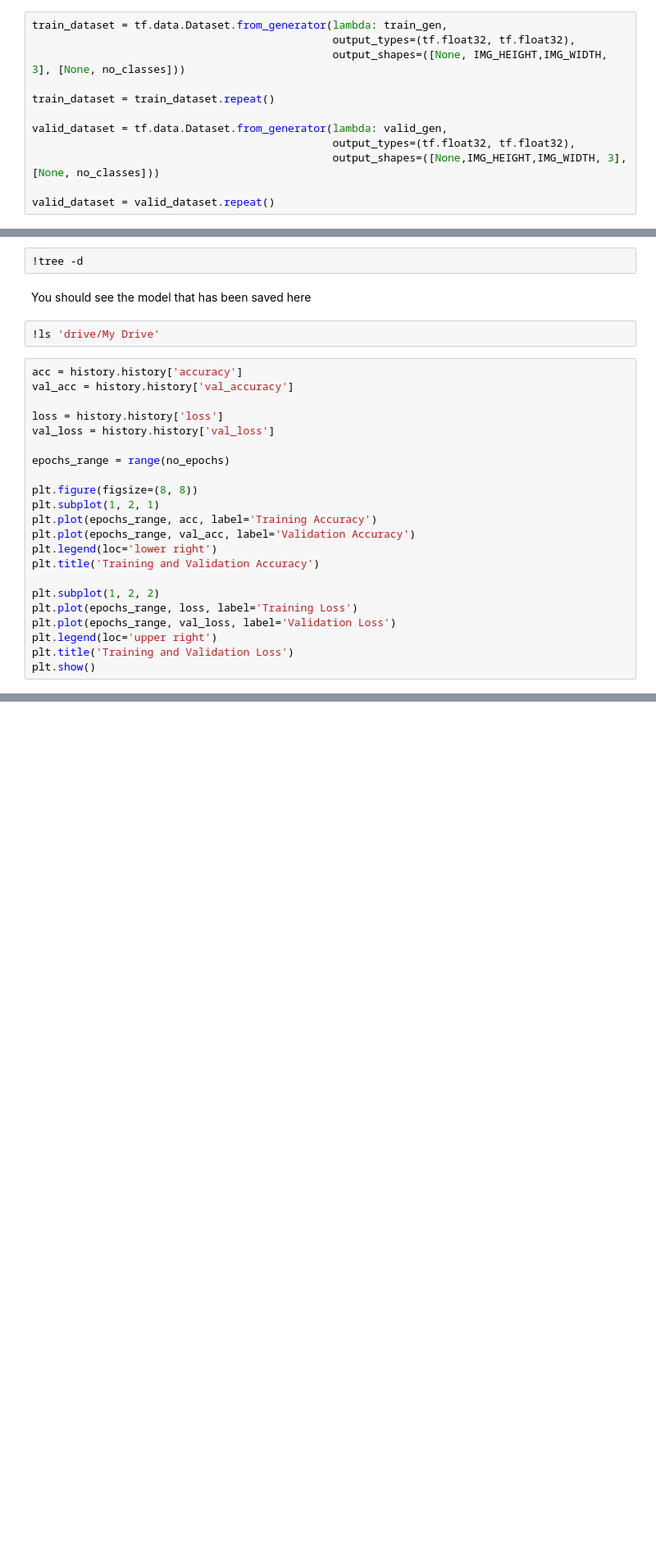
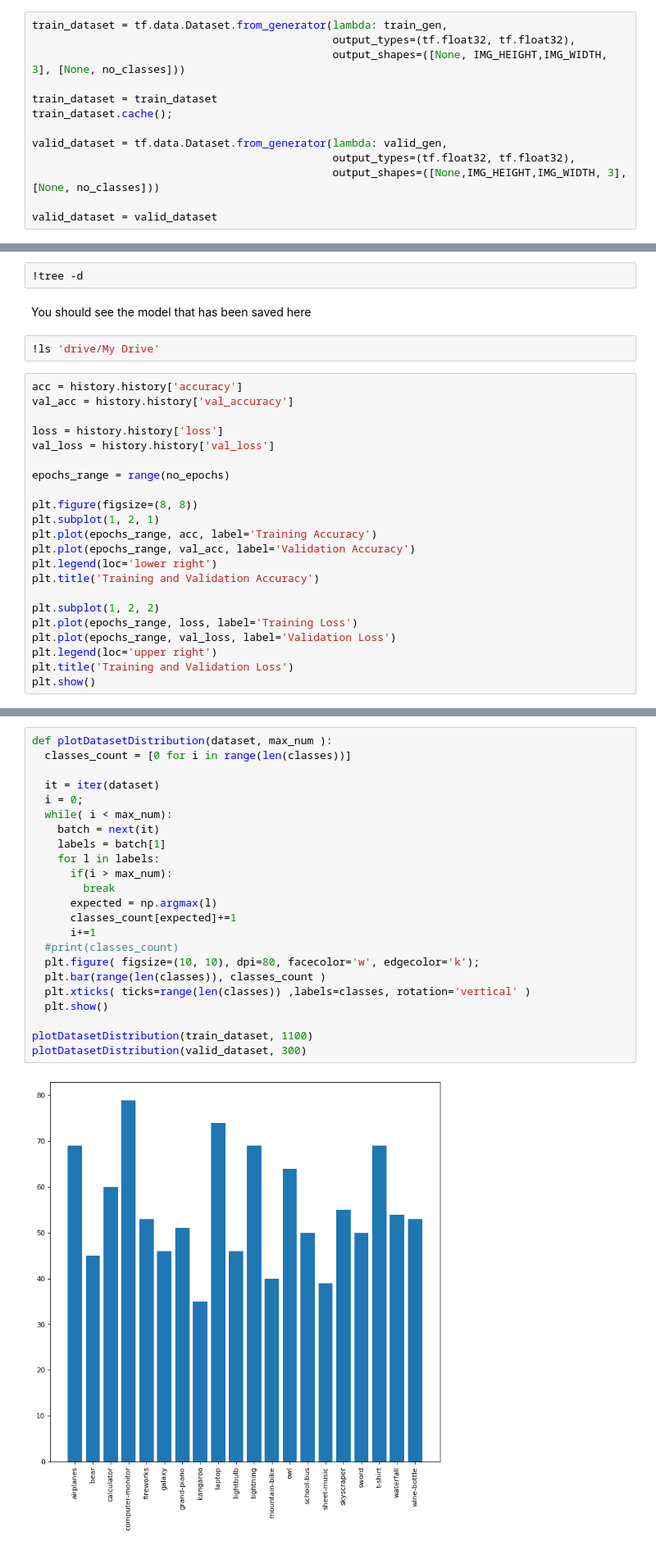
Before and after one commit to mett29/DL-Competition, a Jupyter notebook: image_classification.ipynb, the cells around one changed output, grey strips where cells are left out. Shown: that part at 82% size. Saved outputs shown, nothing was run; the diff lists cells and outputs as text; blank space fills up the shorter version.

```diff
--- a/image_classification.ipynb
+++ b/image_classification.ipynb
@@ -155,13 +139,14 @@ train_dataset = tf.data.Dataset.from_generator(lambda: train_gen,
                                                output_types=(tf.float32, tf.float32),
                                                output_shapes=([None, IMG_HEIGHT,IMG_WIDTH, 3], [None, no_classes]))
 
-train_dataset = train_dataset.repeat()
+train_dataset = train_dataset
+train_dataset.cache();
 
 valid_dataset = tf.data.Dataset.from_generator(lambda: valid_gen,
                                                output_types=(tf.float32, tf.float32),
                                                output_shapes=([None,IMG_HEIGHT,IMG_WIDTH, 3], [None, no_classes]))
 
-valid_dataset = valid_dataset.repeat()
+valid_dataset = valid_dataset
 # %%
 train_gen.class_indices
 # %% [output]
@@ -323,0 +351,25 @@ plt.xlabel("predicted");
+# %%
+def plotDatasetDistribution(dataset, max_num ):
+  classes_count = [0 for i in range(len(classes))]
+
+  it = iter(dataset)
+  i = 0;
+  while( i < max_num):
+    batch = next(it)
+    labels = batch[1]
+    for l in labels:
+      if(i > max_num):
+        break
+      expected = np.argmax(l)
+      classes_count[expected]+=1
+      i+=1
+  #print(classes_count)
+  plt.figure( figsize=(10, 10), dpi=80, facecolor='w', edgecolor='k');
+  plt.bar(range(len(classes)), classes_count )
+  plt.xticks( ticks=range(len(classes)) ,labels=classes, rotation='vertical' )
+  plt.show()
+
+plotDatasetDistribution(train_dataset, 1100)
+plotDatasetDistribution(valid_dataset, 300)
+# %% [output]
+[figure, added]
```
Also changed, not shown: parts of 11 cells of this notebook.
